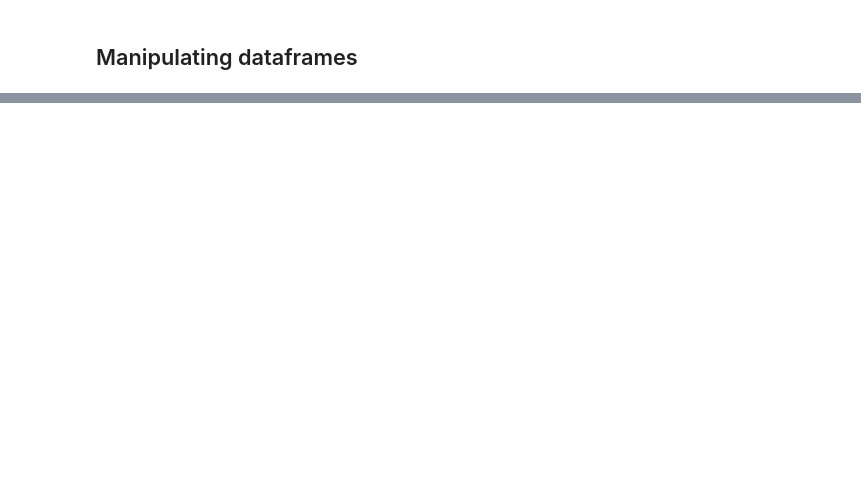
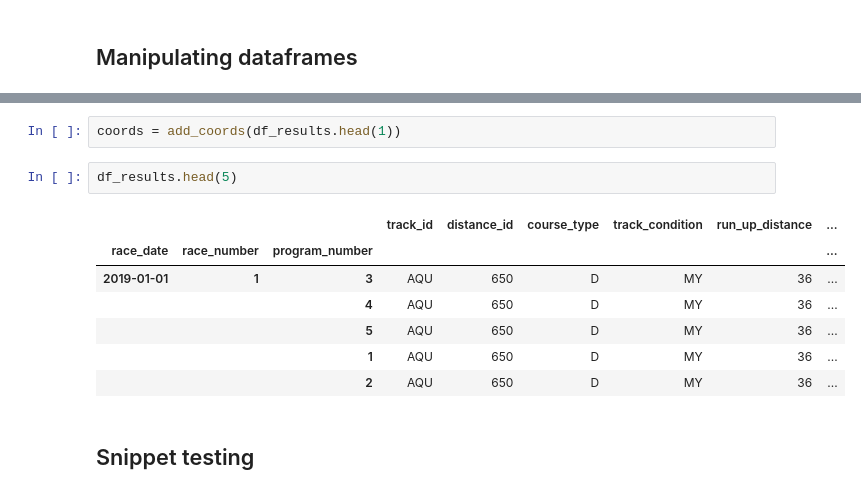
Before and after one commit to santiagoras/big-data-derby-kaggle, a Jupyter notebook: notebooks/nad/eda.ipynb, the cells around one changed output, grey strips where cells are left out. Saved outputs shown, nothing was run; the diff lists cells and outputs as text; blank space fills up the shorter version.

```diff
--- a/notebooks/nad/eda.ipynb
+++ b/notebooks/nad/eda.ipynb
@@ -102,0 +129,14 @@ results_df.head(5)
+# %%
+coords = add_coords(df_results.head(1))
+# %%
+df_results.head(5)
+# %% [output]
+|  |  |  | track_id | distance_id | course_type | track_condition | run_up_distance | ... |
+| race_date | race_number | program_number |  |  |  |  |  | ... |
+| 2019-01-01 | 1 | 3 | AQU | 650 | D | MY | 36 | ... |
+|  |  | 4 | AQU | 650 | D | MY | 36 | ... |
+|  |  | 5 | AQU | 650 | D | MY | 36 | ... |
+|  |  | 1 | AQU | 650 | D | MY | 36 | ... |
+|  |  | 2 | AQU | 650 | D | MY | 36 | ... |
+# %% [markdown]
+## Snippet testing
```
Also changed, not shown: parts of 21 cells of this notebook.
